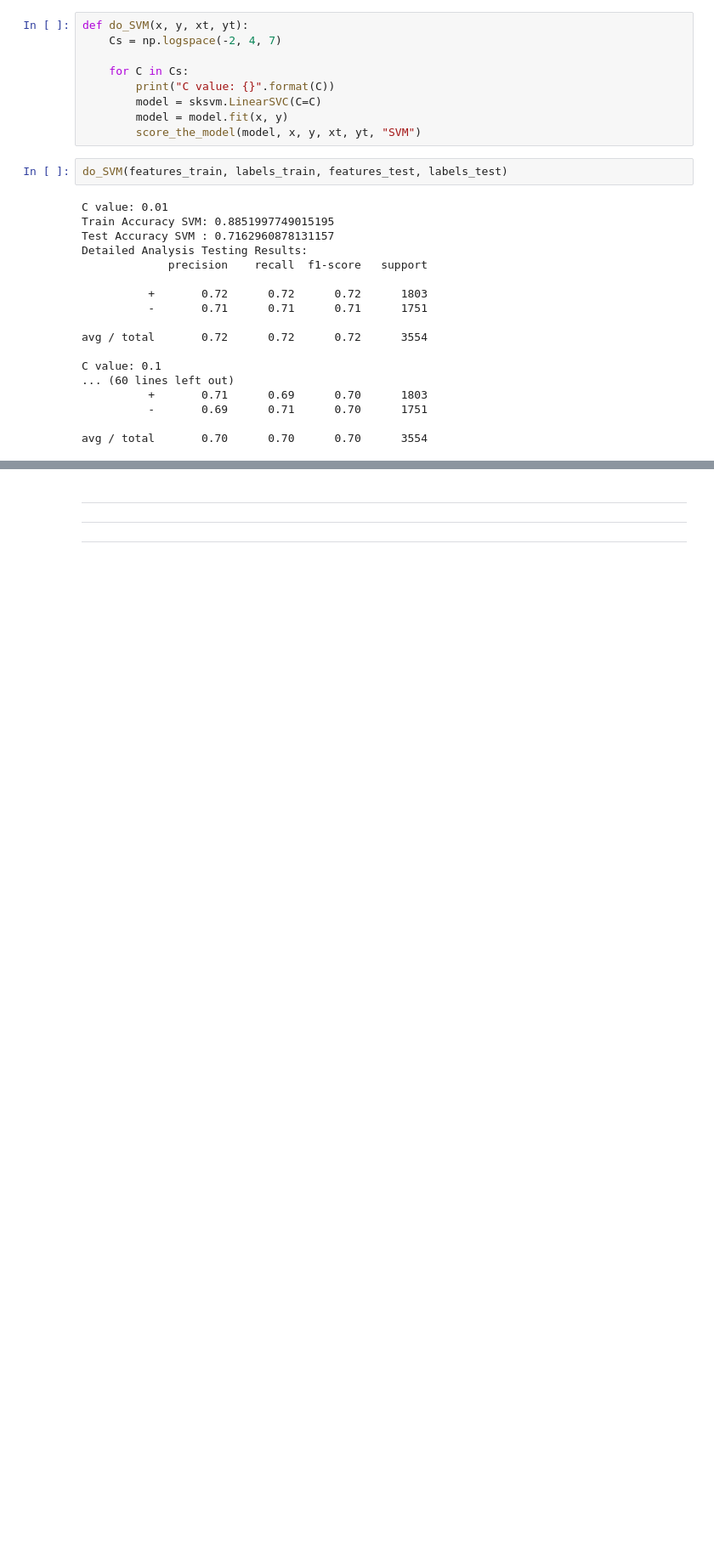
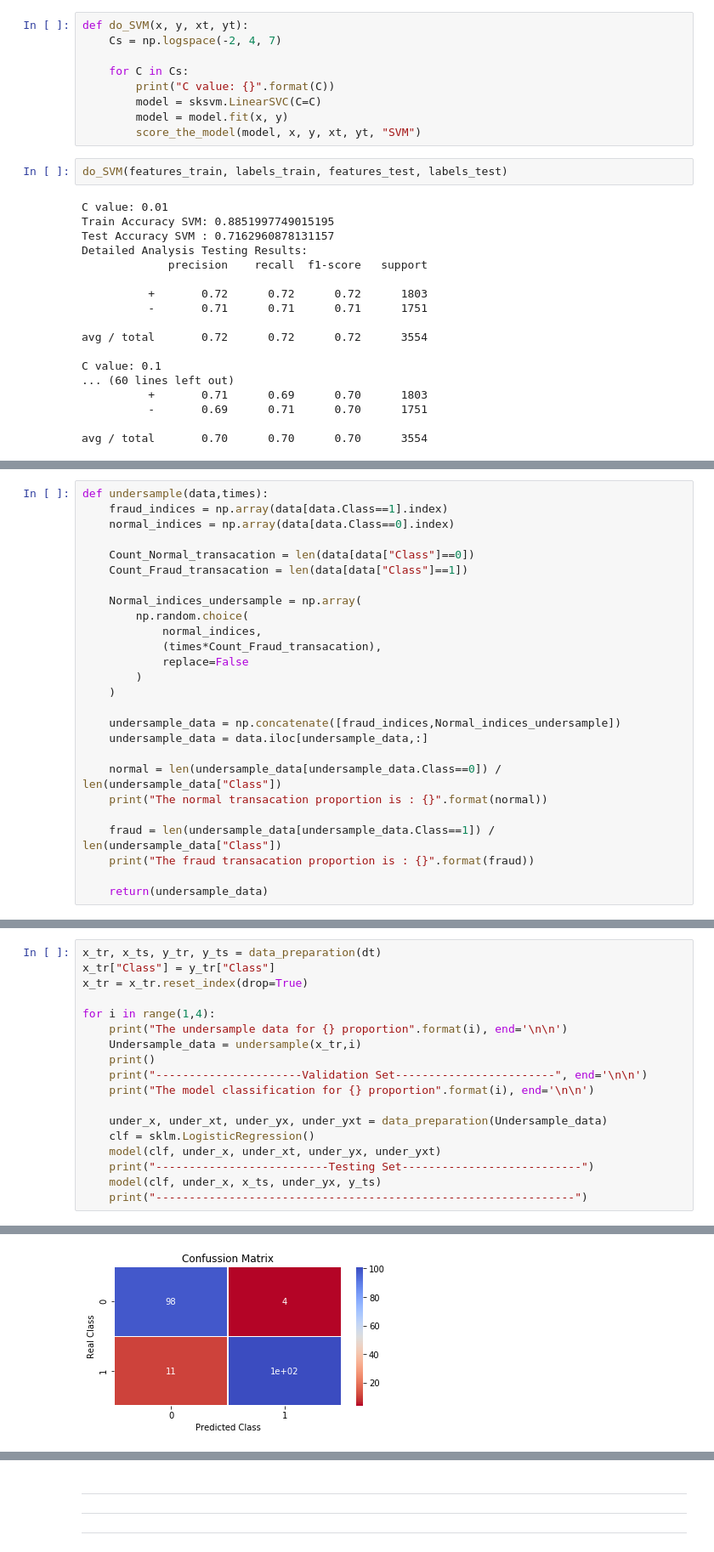
Before and after one commit to vlizanae/INF393, a Jupyter notebook: tarea-2/tarea-2.ipynb, the cells around one changed output, grey strips where cells are left out. Shown at 85% size. Saved outputs shown, nothing was run; the diff lists cells and outputs as text; blank space fills up the shorter version.

```diff
--- a/tarea-2/tarea-2.ipynb
+++ b/tarea-2/tarea-2.ipynb
@@ -527,3 +585,29 @@ avg / total       0.70      0.70      0.70      3554
+# %%
+def undersample(data,times):
+    fraud_indices = np.array(data[data.Class==1].index)
+    normal_indices = np.array(data[data.Class==0].index)
+
+    Count_Normal_transacation = len(data[data["Class"]==0])
+    Count_Fraud_transacation = len(data[data["Class"]==1])
+
+    Normal_indices_undersample = np.array(
+        np.random.choice(
+            normal_indices,
+            (times*Count_Fraud_transacation),
+            replace=False
+        )
+    )
+
+    undersample_data = np.concatenate([fraud_indices,Normal_indices_undersample])
+    undersample_data = data.iloc[undersample_data,:]
+
+    normal = len(undersample_data[undersample_data.Class==0]) / len(undersample_data["Class"])
+    print("The normal transacation proportion is : {}".format(normal))
+
+    fraud = len(undersample_data[undersample_data.Class==1]) / len(undersample_data["Class"])
+    print("The fraud transacation proportion is : {}".format(fraud))
+
+    return(undersample_data)
 # %% [markdown]
 ---
 ### 3.f
@@ -531,0 +616,19 @@ avg / total       0.70      0.70      0.70      3554
+# %%
+x_tr, x_ts, y_tr, y_ts = data_preparation(dt)
+x_tr["Class"] = y_tr["Class"]
+x_tr = x_tr.reset_index(drop=True)
+
+for i in range(1,4):
+    print("The undersample data for {} proportion".format(i), end='\n\n')
+    Undersample_data = undersample(x_tr,i)
+    print()
+    print("----------------------Validation Set------------------------", end='\n\n')
+    print("The model classification for {} proportion".format(i), end='\n\n')
+
+    under_x, under_xt, under_yx, under_yxt = data_preparation(Undersample_data)
+    clf = sklm.LogisticRegression()
+    model(clf, under_x, under_xt, under_yx, under_yxt)
+    print("--------------------------Testing Set---------------------------")
+    model(clf, under_x, x_ts, under_yx, y_ts)
+    print("---------------------------------------------------------------")
+# %% [output]
@@ -531,0 +653 @@ avg / total       0.70      0.70      0.70      3554
+[figure, added]
```
Also changed, not shown: parts of 21 cells of this notebook.
